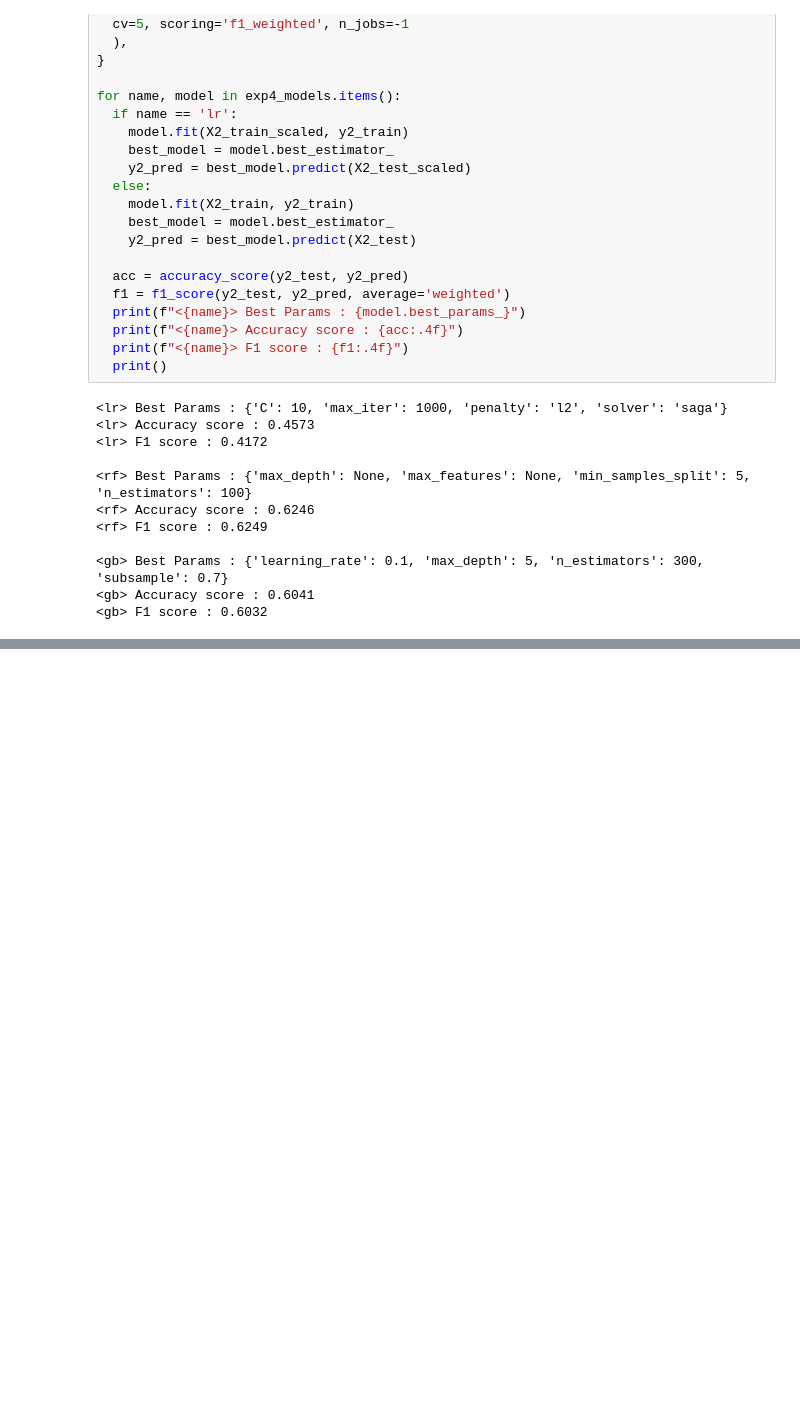
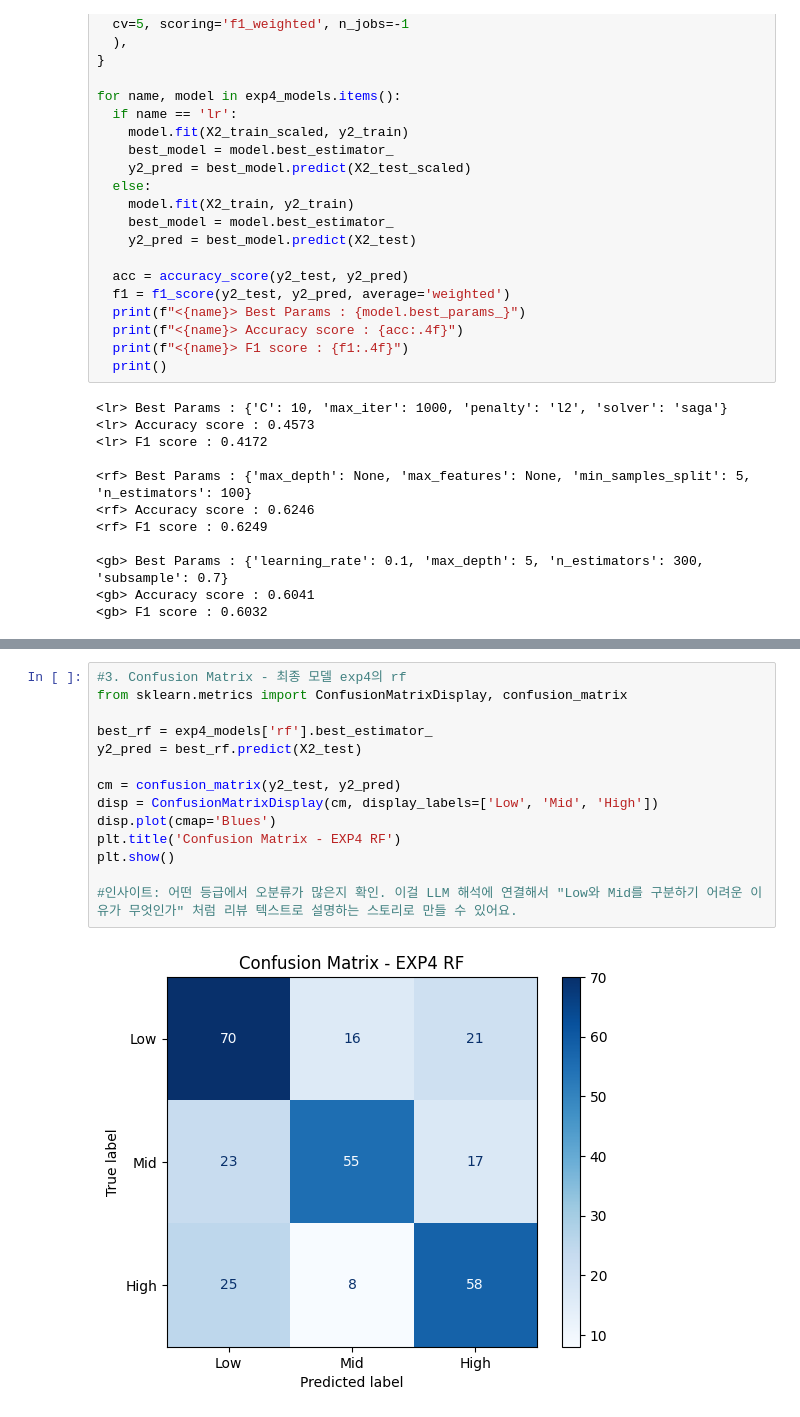
Before and after one commit to user-hjjoo/dacos-team3-toyproject, a Jupyter notebook: notebooks/02_modeling.ipynb, the cells around one changed output, grey strips where cells are left out. Cells and saved outputs as stored; diff of their text form; blank space fills up the shorter version.

```diff
--- a/notebooks/02_modeling.ipynb
+++ b/notebooks/02_modeling.ipynb
@@ -327,0 +377,16 @@ dtype: float64
+# %%
+#3. Confusion Matrix - 최종 모델 exp4의 rf
+from sklearn.metrics import ConfusionMatrixDisplay, confusion_matrix
+
+best_rf = exp4_models['rf'].best_estimator_
+y2_pred = best_rf.predict(X2_test)
+
+cm = confusion_matrix(y2_test, y2_pred)
+disp = ConfusionMatrixDisplay(cm, display_labels=['Low', 'Mid', 'High'])
+disp.plot(cmap='Blues')
+plt.title('Confusion Matrix - EXP4 RF')
+plt.show()
+
+#인사이트: 어떤 등급에서 오분류가 많은지 확인. 이걸 LLM 해석에 연결해서 "Low와 Mid를 구분하기 어려운 이유가 무엇인가" 처럼 리뷰 텍스트로 설명하는 스토리로 만들 수 있어요.
+# %% [output]
+[figure, added]
```
Also changed, not shown: parts of 4 cells of this notebook, 1 other file.
